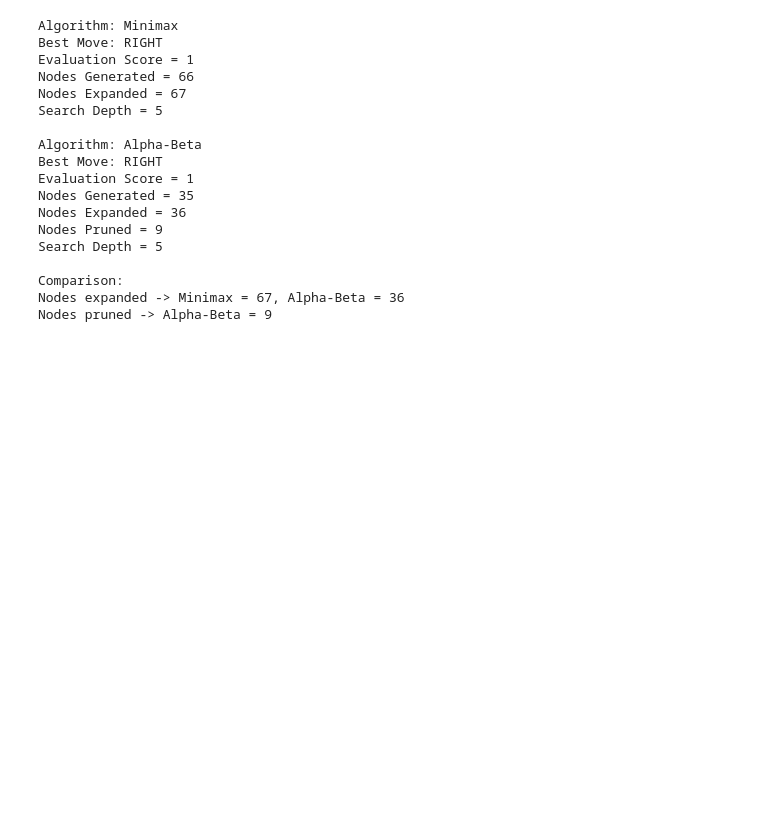
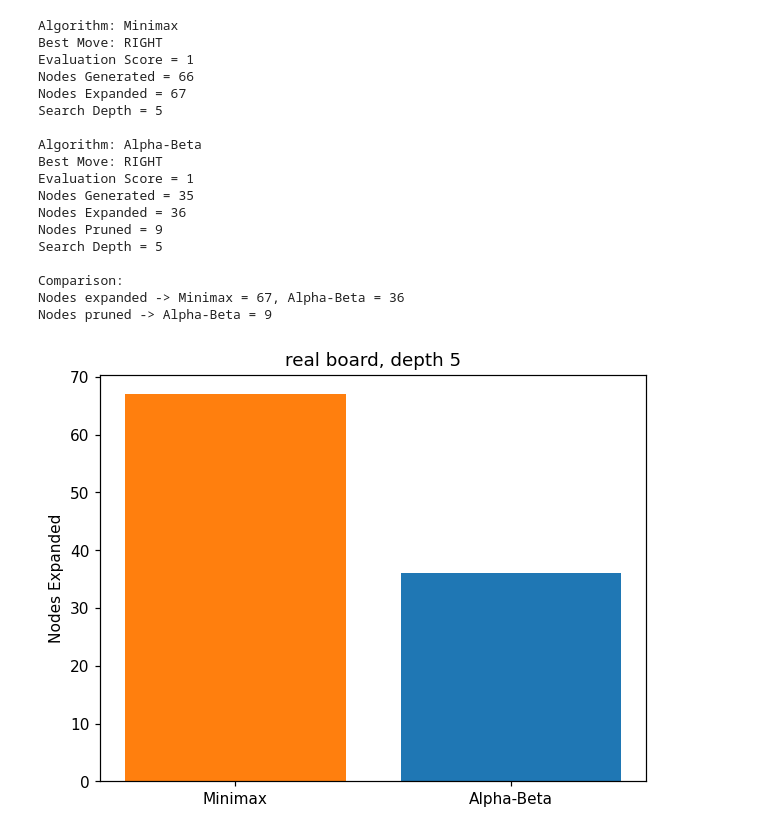
Before and after one commit to RudraDudhat2509/AI_GROUP_ASSIGNMENT, a Jupyter notebook: ps3_robot_battle/ps3_robot_battle.ipynb, the cells around one changed output. Saved outputs shown, nothing was run; the diff lists cells and outputs as text; code cells hidden in the pictures; blank space fills up the shorter version.

```diff
--- a/ps3_robot_battle/ps3_robot_battle.ipynb
+++ b/ps3_robot_battle/ps3_robot_battle.ipynb
@@ -190,3 +211,10 @@ Search Depth = 5
 Comparison:
 Nodes expanded -> Minimax = 67, Alpha-Beta = 36
 Nodes pruned -> Alpha-Beta = 9
+# %%
+plt.bar(['Minimax', 'Alpha-Beta'], [mm_s['expanded'], ab_s['expanded']], color=['tab:orange', 'tab:blue'])
+plt.ylabel('Nodes Expanded')
+plt.title('real board, depth 5')
+plt.show()
+# %% [output]
+[figure, added]
```
Also changed, not shown: parts of 2 cells of this notebook, 3 other files.
